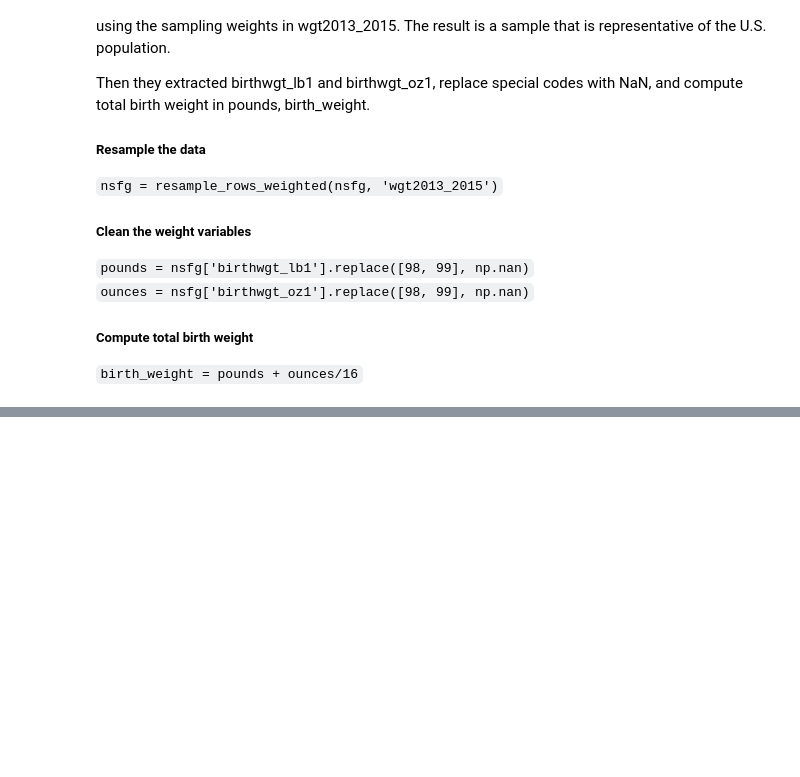
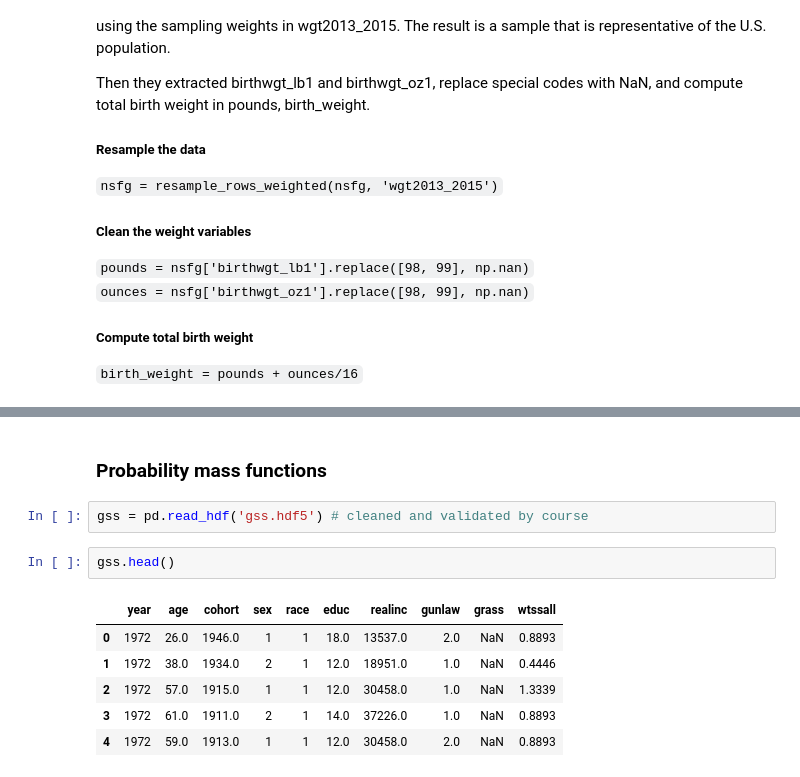
Before and after one commit to Kevin-Kwasnik/master-datasc, a Jupyter notebook: eda/read-clean-validate.ipynb, the cells around one changed output, grey strips where cells are left out. Drawn from its saved outputs; the diff is of its cells as text; blank space fills up the shorter version.

```diff
--- a/eda/read-clean-validate.ipynb
+++ b/eda/read-clean-validate.ipynb
@@ -239,0 +247,13 @@ Multiple full-term mean: 5.768055555555556
+# %% [markdown]
+### Probability mass functions
+# %%
+gss = pd.read_hdf('gss.hdf5') # cleaned and validated by course
+# %%
+gss.head()
+# %% [output]
+|  | year | age | cohort | sex | race | educ | realinc | gunlaw | grass | wtssall |
+| 0 | 1972 | 26.0 | 1946.0 | 1 | 1 | 18.0 | 13537.0 | 2.0 | NaN | 0.8893 |
+| 1 | 1972 | 38.0 | 1934.0 | 2 | 1 | 12.0 | 18951.0 | 1.0 | NaN | 0.4446 |
+| 2 | 1972 | 57.0 | 1915.0 | 1 | 1 | 12.0 | 30458.0 | 1.0 | NaN | 1.3339 |
+| 3 | 1972 | 61.0 | 1911.0 | 2 | 1 | 14.0 | 37226.0 | 1.0 | NaN | 0.8893 |
+| 4 | 1972 | 59.0 | 1913.0 | 1 | 1 | 12.0 | 30458.0 | 2.0 | NaN | 0.8893 |
```
Also changed, not shown: parts of 6 cells of this notebook.
